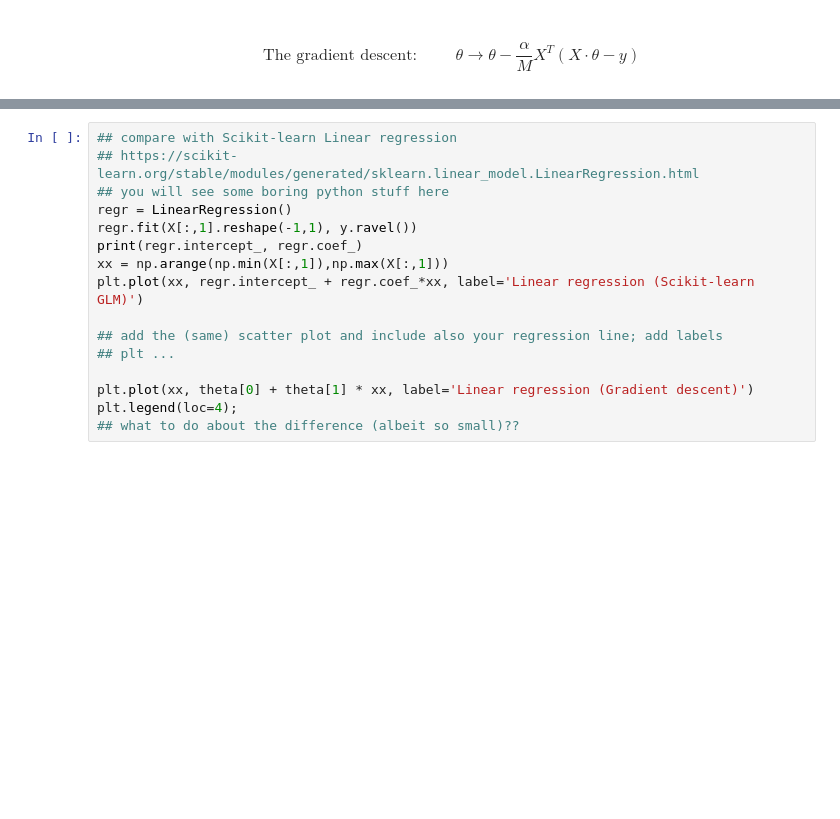
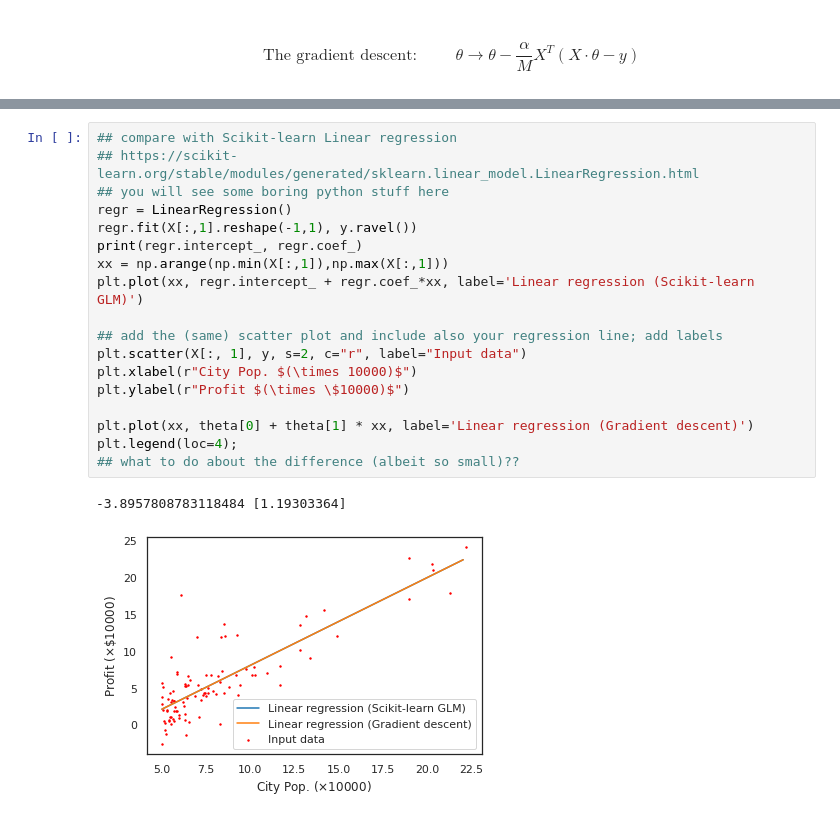
Before and after one commit to KevoSoftworks/machine_learning, a Jupyter notebook: linear_regression/assignment.ipynb, the cells around one changed output, grey strips where cells are left out. Saved outputs shown, nothing was run; the diff lists cells and outputs as text; blank space fills up the shorter version.

```diff
--- a/linear_regression/assignment.ipynb
+++ b/linear_regression/assignment.ipynb
@@ -81,16 +92,21 @@ print('theta: ',theta[0], theta[1])
 # %%
 ## compare with Scikit-learn Linear regression
 ## https://scikit-learn.org/stable/modules/generated/sklearn.linear_model.LinearRegression.html
 ## you will see some boring python stuff here
 regr = LinearRegression()
 regr.fit(X[:,1].reshape(-1,1), y.ravel())
 print(regr.intercept_, regr.coef_)
 xx = np.arange(np.min(X[:,1]),np.max(X[:,1]))
 plt.plot(xx, regr.intercept_ + regr.coef_*xx, label='Linear regression (Scikit-learn GLM)')
 
 ## add the (same) scatter plot and include also your regression line; add labels
-## plt ...
+plt.scatter(X[:, 1], y, s=2, c="r", label="Input data")
+plt.xlabel(r"City Pop. $(\times 10000)$")
+plt.ylabel(r"Profit $(\times \$10000)$")
 
 plt.plot(xx, theta[0] + theta[1] * xx, label='Linear regression (Gradient descent)')
 plt.legend(loc=4);
 ## what to do about the difference (albeit so small)??
+# %% [output]
+-3.8957808783118484 [1.19303364]
+[figure, added]
```
Also changed, not shown: parts of 9 cells of this notebook.
